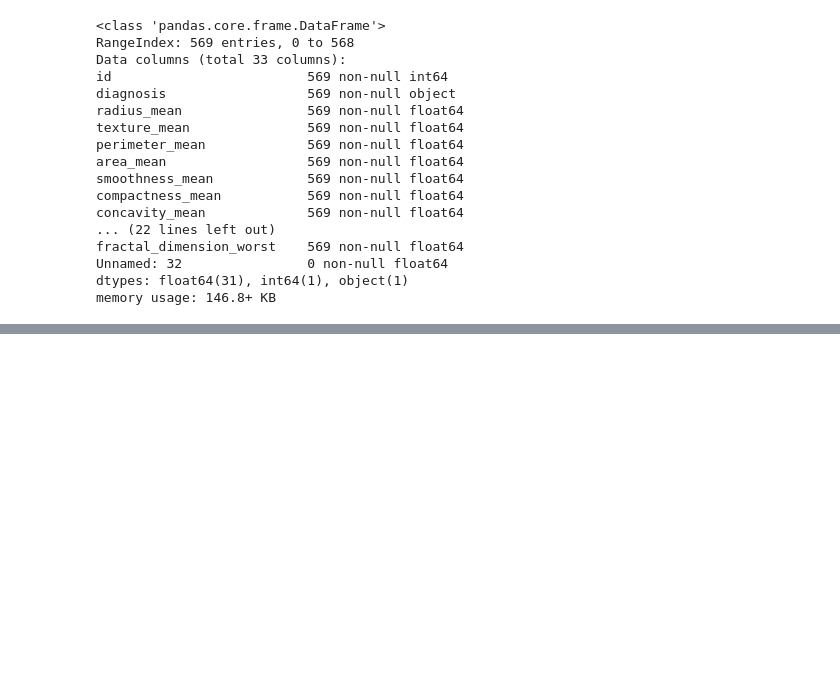
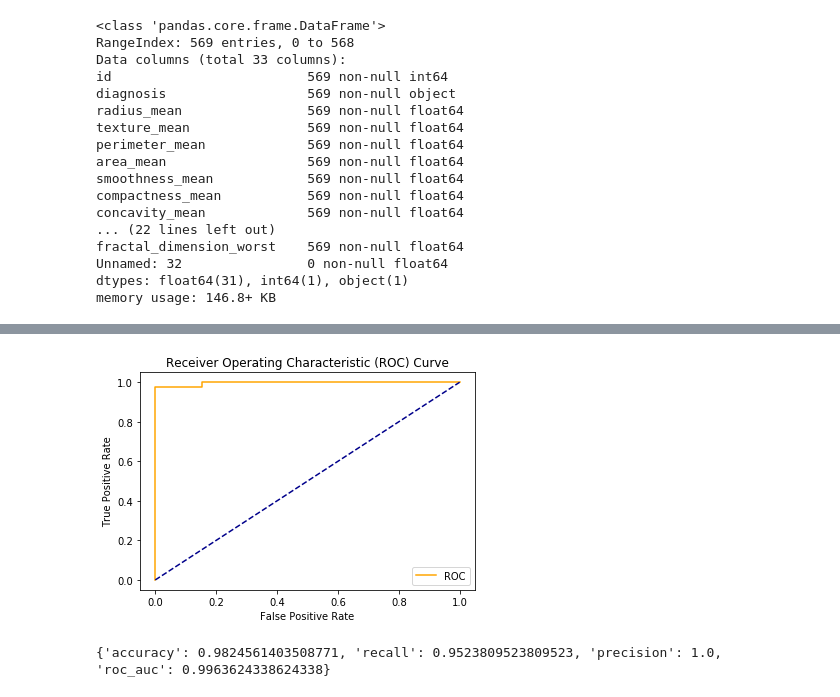
Before and after one commit to albertobagnacani/BreastCancerPrediction, a Jupyter notebook: src/notebook.ipynb, the cells around one changed output, grey strips where cells are left out. Cells and saved outputs as stored; diff of their text form; code cells hidden in the pictures; blank space fills up the shorter version.

```diff
--- a/src/notebook.ipynb
+++ b/src/notebook.ipynb
@@ -470,0 +258,29 @@ plot_confusion_matrices(cms)
+# %%
+# 3.4.2) SVM with feature scaling and grid search
+from sklearn.pipeline import Pipeline
+from sklearn.preprocessing import StandardScaler
+from sklearn.svm import SVC
+
+model_name = "Support-Vector_Machines_scaling_grid"
+model = Pipeline([
+    ("scaler", StandardScaler()),
+    ("svc", SVC(kernel="linear", C=0.1, probability=True)) # Alternatives: LinearSVC(C=0.1, loss="hinge", max_iter=5000) [need of the CalibratedClassifier for proba, but faster than SVC with linear kernel], SGDClassifier(loss="hinge", alpha=1/(m*C))
+])
+model.fit(X_train, y_train)
+y_pred = model.predict(X_test)
+predictions[model_name] = y_pred
+
+auc_s, probs = roc_auc_for_model(model, X_test, y_test)
+fpr, tpr, thresholds = roc_curve(y_test, probs)
+plot_roc_curve(model_name, fpr, tpr)
+
+metrics[model_name] = {}
+metrics[model_name]["accuracy"] = model.score(X_test, y_test)
+metrics[model_name]["recall"] = recall_score(y_test, y_pred)
+metrics[model_name]["precision"] = precision_score(y_test, y_pred)
+metrics[model_name]["roc_auc"] = auc_s
+
+print(metrics[model_name])
+# %% [output]
+[figure, added]
+{'accuracy': 0.9824561403508771, 'recall': 0.9523809523809523, 'precision': 1.0, 'roc_auc': 0.9963624338624338}
```
Also changed, not shown: parts of 51 cells of this notebook, 10 other files.
